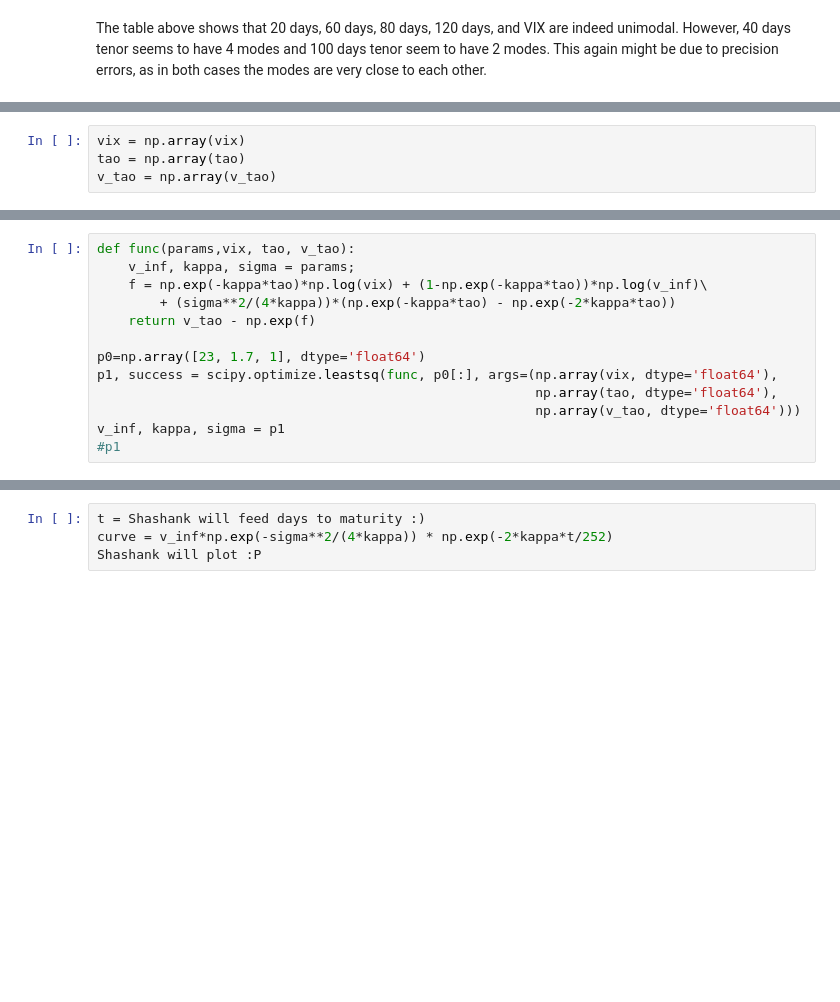
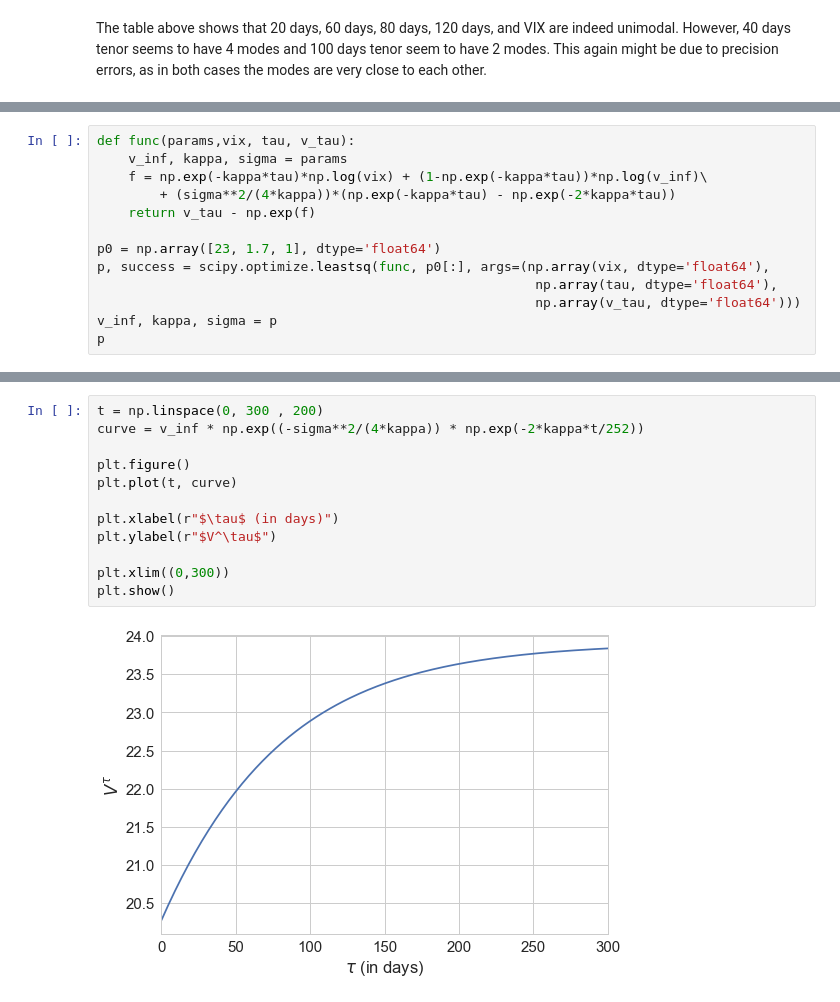
Before and after one commit to canelbiryol/Risk_Portfolio_Management, a Jupyter notebook: Homework3/Homework3.ipynb, the cells around one changed output, grey strips where cells are left out. Saved outputs shown, nothing was run; the diff lists cells and outputs as text; blank space fills up the shorter version.

```diff
--- a/Homework3/Homework3.ipynb
+++ b/Homework3/Homework3.ipynb
@@ -334,4 +329,0 @@ for index, row in df.iterrows():
-# %%
-vix = np.array(vix)
-tao = np.array(tao)
-v_tao = np.array(v_tao)
@@ -338,13 +332,13 @@ v_tao = np.array(v_tao)
 # %%
-def func(params,vix, tao, v_tao):
-    v_inf, kappa, sigma = params;
-    f = np.exp(-kappa*tao)*np.log(vix) + (1-np.exp(-kappa*tao))*np.log(v_inf)\
-        + (sigma**2/(4*kappa))*(np.exp(-kappa*tao) - np.exp(-2*kappa*tao))
-    return v_tao - np.exp(f)
+def func(params,vix, tau, v_tau):
+    v_inf, kappa, sigma = params
+    f = np.exp(-kappa*tau)*np.log(vix) + (1-np.exp(-kappa*tau))*np.log(v_inf)\
+        + (sigma**2/(4*kappa))*(np.exp(-kappa*tau) - np.exp(-2*kappa*tau))
+    return v_tau - np.exp(f)
 
-p0=np.array([23, 1.7, 1], dtype='float64')
-p1, success = scipy.optimize.leastsq(func, p0[:], args=(np.array(vix, dtype='float64'),
-                                                        np.array(tao, dtype='float64'),
-                                                        np.array(v_tao, dtype='float64')))
-v_inf, kappa, sigma = p1
-#p1
+p0 = np.array([23, 1.7, 1], dtype='float64')
+p, success = scipy.optimize.leastsq(func, p0[:], args=(np.array(vix, dtype='float64'),
+                                                        np.array(tau, dtype='float64'),
+                                                        np.array(v_tau, dtype='float64')))
+v_inf, kappa, sigma = p
+p
@@ -355,4 +355,14 @@ p1, success
 # %%
-t = Shashank will feed days to maturity :)
-curve = v_inf*np.exp(-sigma**2/(4*kappa)) * np.exp(-2*kappa*t/252)
-Shashank will plot :P
+t = np.linspace(0, 300 , 200)
+curve = v_inf * np.exp((-sigma**2/(4*kappa)) * np.exp(-2*kappa*t/252))
+
+plt.figure()
+plt.plot(t, curve)
+
+plt.xlabel(r"$\tau$ (in days)")
+plt.ylabel(r"$V^\tau$")
+
+plt.xlim((0,300))
+plt.show()
+# %% [output]
+[figure, added]
```
Also changed, not shown: parts of 9 cells of this notebook.
